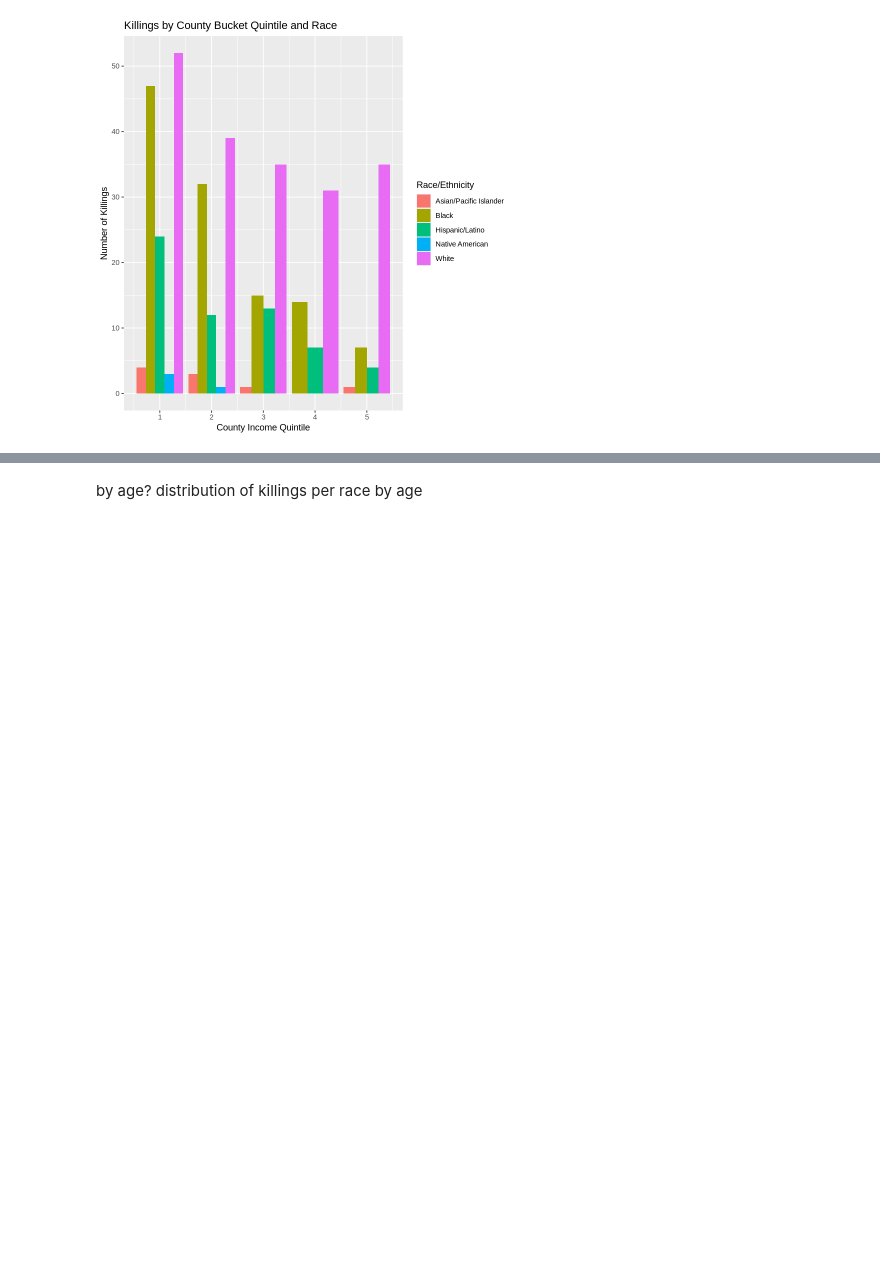
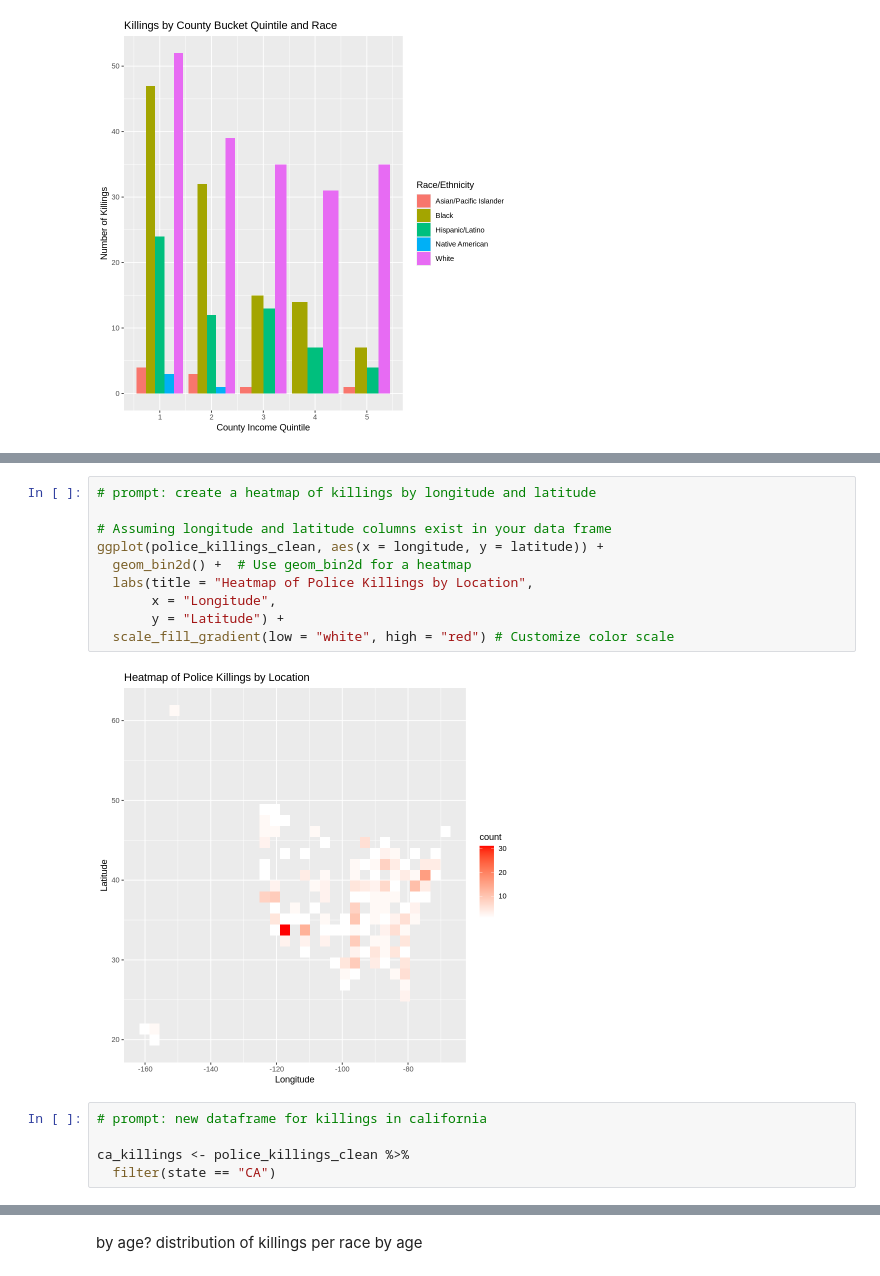
Before and after one commit to bwaves26/statclass, a Jupyter notebook: finalproject.ipynb, the cells around one changed output, grey strips where cells are left out. Cells and saved outputs as stored; diff of their text form; blank space fills up the shorter version.

```diff
--- a/finalproject.ipynb
+++ b/finalproject.ipynb
@@ -153,0 +182,17 @@ ggplot(police_killings_clean, aes(x = raceethnicity, fill = as.factor(county_buc
+# %%
+# prompt: create a heatmap of killings by longitude and latitude
+
+# Assuming longitude and latitude columns exist in your data frame
+ggplot(police_killings_clean, aes(x = longitude, y = latitude)) +
+  geom_bin2d() +  # Use geom_bin2d for a heatmap
+  labs(title = "Heatmap of Police Killings by Location",
+       x = "Longitude",
+       y = "Latitude") +
+  scale_fill_gradient(low = "white", high = "red") # Customize color scale
+# %% [output]
+[figure, added]
+# %%
+# prompt: new dataframe for killings in california
+
+ca_killings <- police_killings_clean %>%
+  filter(state == "CA")
```
Also changed, not shown: parts of 14 cells of this notebook.
